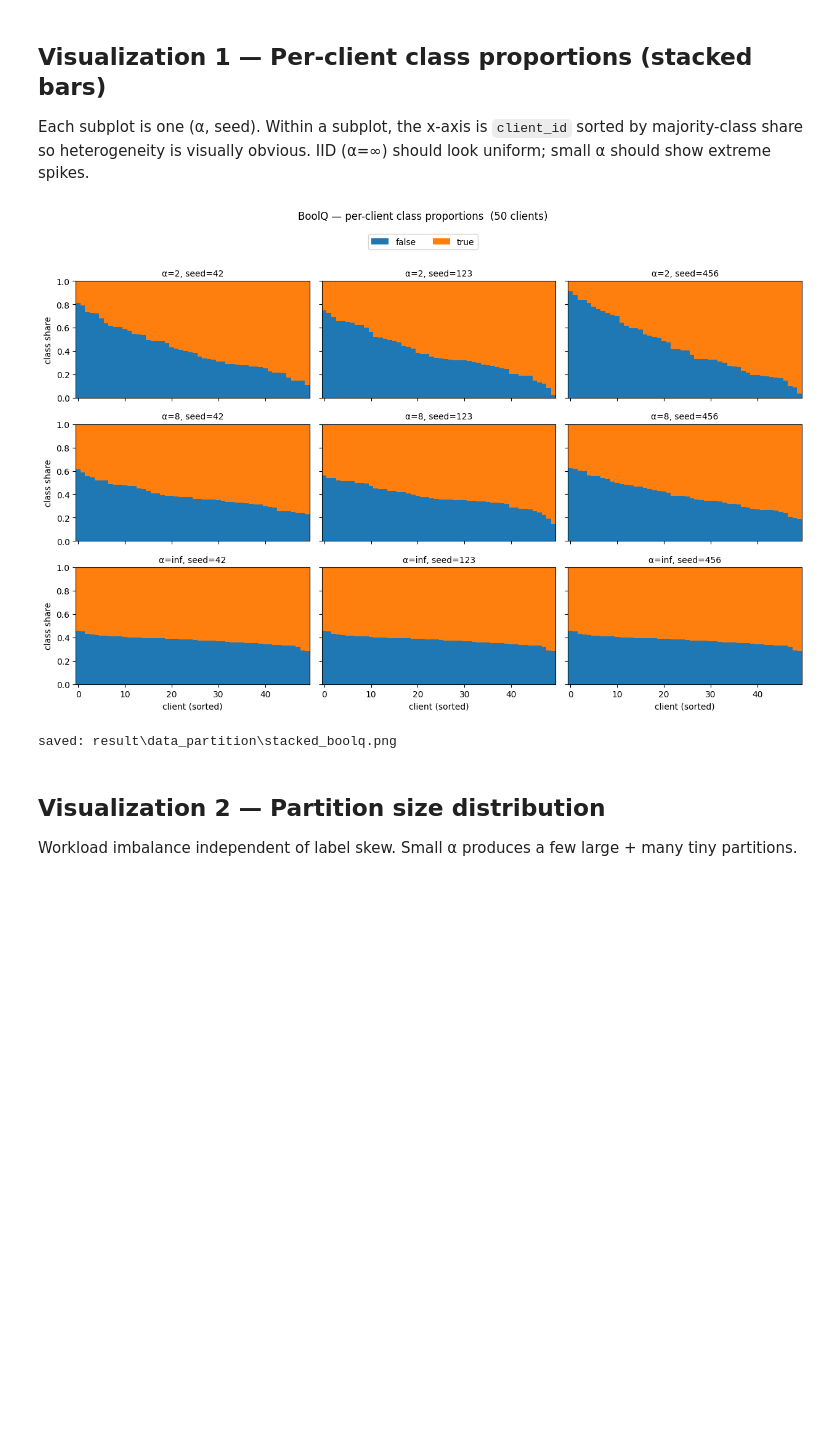
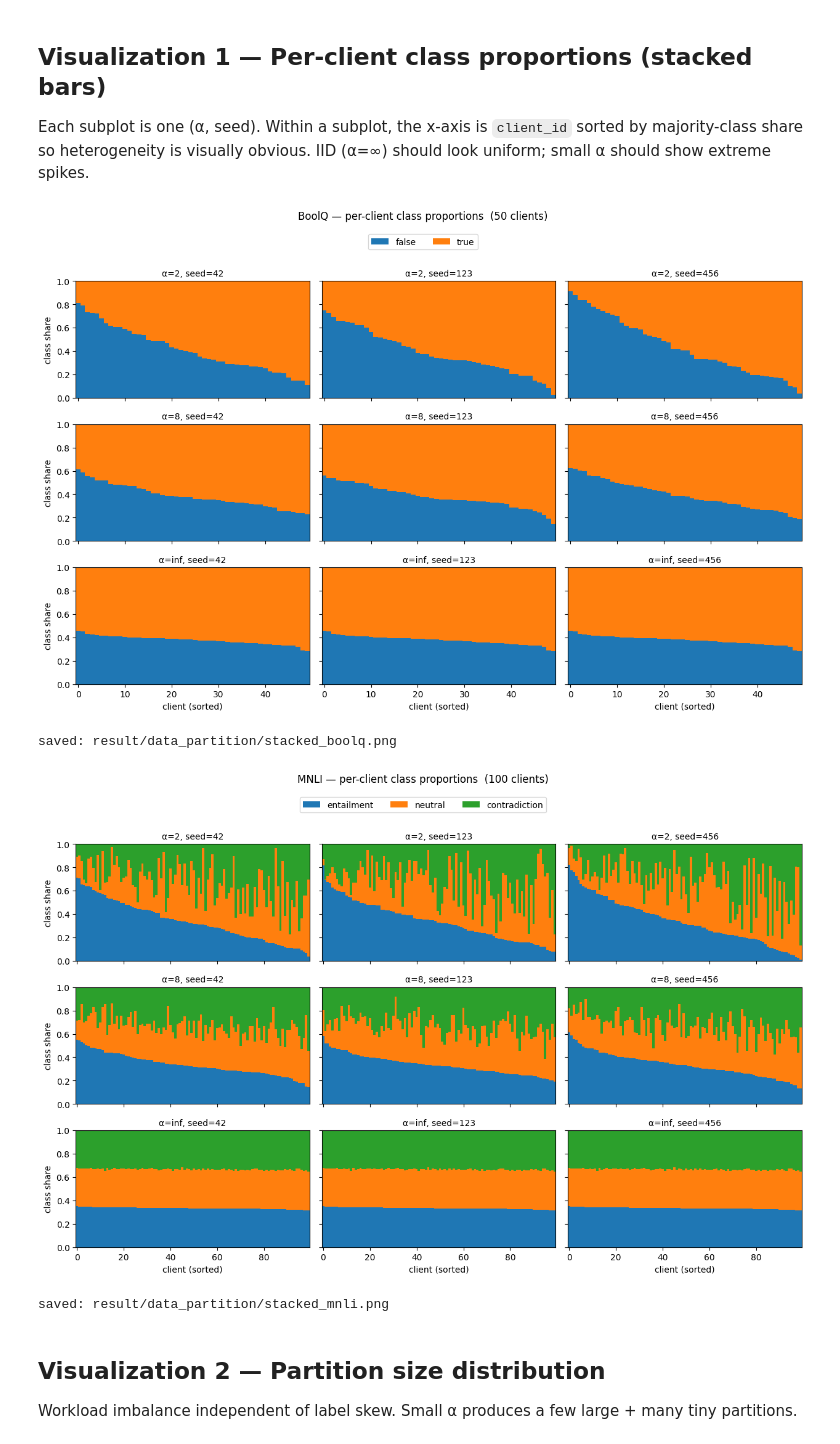
Before and after one commit to ilhamelhamdi/u-flora, a Jupyter notebook: preliminary/dataset_partition.ipynb, the cells around one changed output. Drawn from its saved outputs; the diff is of its cells as text; code cells hidden in the pictures; blank space fills up the shorter version.

```diff
--- a/preliminary/dataset_partition.ipynb
+++ b/preliminary/dataset_partition.ipynb
@@ -244,35 +281,37 @@ def plot_stacked(task_key: str):
 
             x = np.arange(props.shape[0])
             bottom = np.zeros(props.shape[0])
             for c in range(spec.num_classes):
                 ax.bar(
                     x, props[:, c], bottom=bottom,
                     color=colors[c], width=1.0,
                     label=spec.label_names[c] if (i == 0 and j == 0) else None,
                 )
                 bottom += props[:, c]
 
             ax.set_title(f"α={alpha_label(alpha)}, seed={seed}", fontsize=10)
             ax.set_ylim(0, 1)
             ax.set_xlim(-0.5, spec.num_partitions - 0.5)
             if j == 0:
                 ax.set_ylabel("class share")
             if i == len(ALPHAS) - 1:
                 ax.set_xlabel("client (sorted)")
 
     fig.legend(loc="upper center", ncol=spec.num_classes, bbox_to_anchor=(0.5, 1.02))
     fig.suptitle(f"{spec.name} — per-client class proportions  ({spec.num_partitions} clients)", y=1.06, fontsize=12)
     plt.tight_layout()
     out = OUT_DIR / f"stacked_{task_key}.png"
     # plt.savefig(out, dpi=140, bbox_inches="tight")
     plt.show()
     print(f"saved: {out}")
 
 plot_stacked("boolq")
-# plot_stacked("mnli")
+plot_stacked("mnli")
 # %% [output]
 [figure]
-saved: result\data_partition\stacked_boolq.png
+saved: result/data_partition/stacked_boolq.png
+[figure, added]
+saved: result/data_partition/stacked_mnli.png
 # %% [markdown]
 ## Visualization 2 — Partition size distribution
 
```
Also changed, not shown: parts of 7 cells of this notebook.
